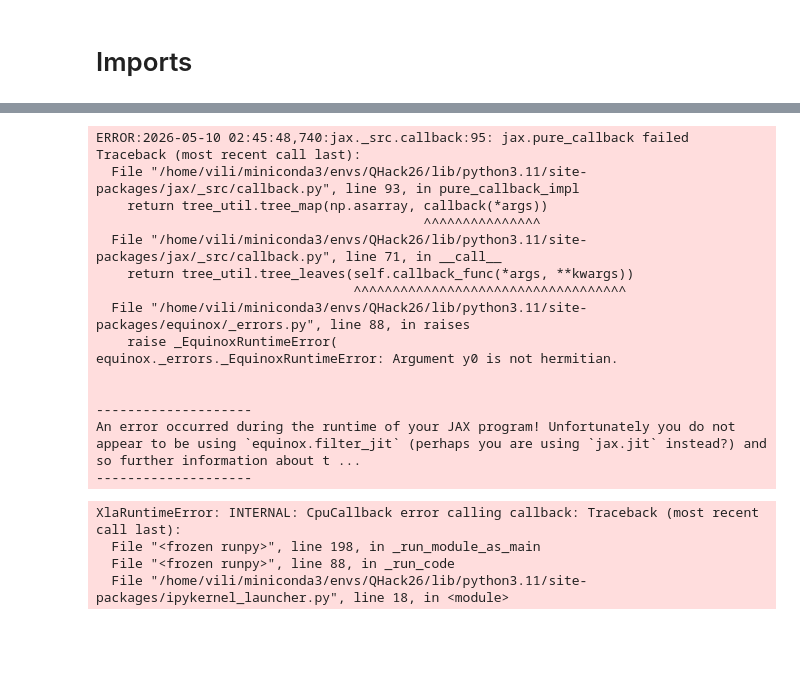
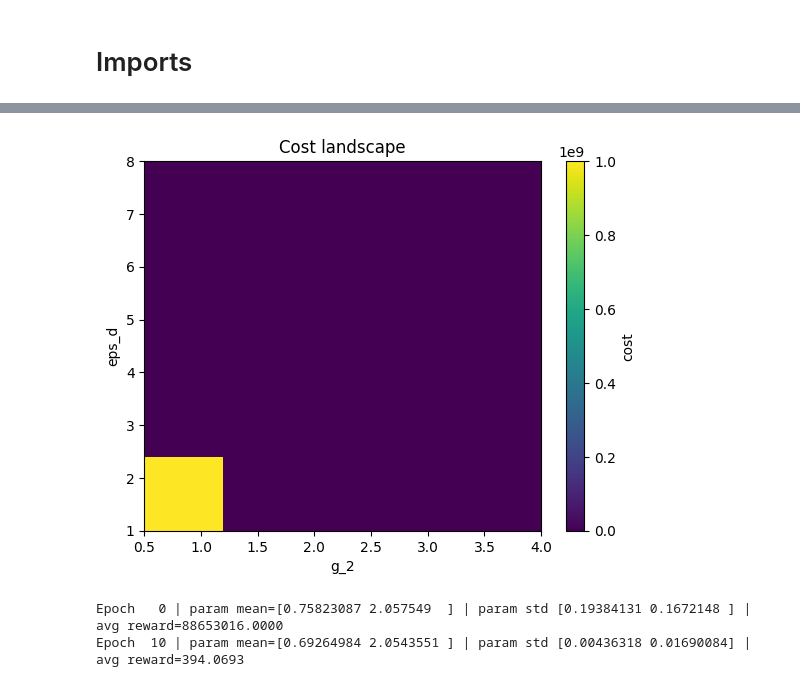
Before and after one commit to AXork99/alice-bob-eth-quantum-hackathon-2026, a Jupyter notebook: challenge_draft1.ipynb, the cells around one changed output, grey strips where cells are left out. Saved outputs shown, nothing was run; the diff lists cells and outputs as text; code cells hidden in the pictures; blank space fills up the shorter version.

Commit message:
lenie last

```diff
--- a/challenge_draft1.ipynb
+++ b/challenge_draft1.ipynb
@@ -48,28 +48,23 @@ def residuals(p, x, y):
     return model(p, x) - y
 
 def robust_exp_fit(x, y):
-    # smart initialization
     A0 = y.max() - y.min()
     C0 = y.min()
-    tau0 = (x.max() - x.min())
+    tau0 = x.max() - x.min()
     p0 = [A0, tau0, C0]
 
-    # robust fit (soft_l1 or huber are key)
-    res = jnp.linalg.lstsq(
+    res = least_squares(
         residuals,
         p0,
         args=(x, y),
         bounds=([0, 0, -jnp.inf], [jnp.inf, jnp.inf, jnp.inf]),
-        loss="huber",   # try "huber" too
-        f_scale=0.1       # tune based on noise level
+        loss="huber",
+        f_scale=0.1,
     )
-
-    A, tau, C = res.x
-    y_fit = model(res.x, x)
 
     return {
         "popt": res.x,
-        "y_fit": y_fit,
+        "y_fit": model(res.x, x),
     }
 # %%
 def loss_fn_AI(Tz, Tx, C, ratio_weight=100.0,
@@ -104,7 +100,8 @@ mu = 3
 cost_select = 0
 
 @jit
-def simul(eps_d, g_2):
+def simul(x):
+    eps_d, g_2 = x[0], x[1]
     # alpha estimation
     eps_2 = 2 * g_2 * eps_d / kappa_b
     kappa_2 = 4 * jnp.abs(g_2)**2/kappa_b
@@ -119,7 +116,7 @@ def simul(eps_d, g_2):
     b = dq.tensor(dq.eye(na), dq.destroy(nb))
 
 
-    H = jnp.conj(g_2) * (a @ a @ dq.dag(b)) + g_2 * (dq.dag(a) @ dq.dag(a) @ b) - eps_d * dq.dag(b) - jnp.conj(eps_d) * b
+    H = jnp.conj(g_2)*(a @ a @ dq.dag(b)) + g_2 *(dq.dag(a) @ dq.dag(a) @ b) - eps_d *dq.dag(b) - jnp.conj(eps_d)* b
 
     loss_b = jnp.sqrt(kappa_b) * b
     loss_a = jnp.sqrt(kappa_a) * a
@@ -155,8 +152,22 @@ def simul(eps_d, g_2):
         exp_ops=[sx, x, p, sz]
     )
 
+INVALID_REWARD = 1e9
+
 def solve(eps_d, g_2):
-    res = simul(eps_d, g_2)
+    eps_2 = 2 * g_2 * eps_d / kappa_b
+    kappa_2 = 4 * jnp.abs(g_2)**2 / kappa_b
+
+    if g_2 == 0:
+        return INVALID_REWARD
+
+    alpha_arg = 2 / kappa_2 * (eps_2 - kappa_a / 4)
+
+    if alpha_arg <= 0:
+        return INVALID_REWARD
+
+
+    res = simul(jnp.array([eps_d, g_2]))
 
     sx = res.expects[0,:].real
     x = res.expects[1,:].real
@@ -177,62 +188,43 @@ def solve(eps_d, g_2):
     return cost_fun[cost_select](Tz, Tx, mu)
 # %%
 # tunable params (keeping them real for now)
-eps_d = jnp.linspace(4 - 10, 4 + 10, 41)
-g_2 = jnp.linspace(1 - 10, 1 + 10, 41)
+eps_d = jnp.linspace(1.0, 8.0, 5)
+g_2 = jnp.linspace(0.5, 4.0, 5)
 
 E, G = jnp.meshgrid(eps_d, g_2, indexing="ij")
 
 # simul_vmap = jax.vmap(
 #     jax.vmap(solve, in_axes=(0, None)),  # sweep eps_d
 #     in_axes=(None, 0)                    # sweep g_2
 # )
 
 C_grid = np.zeros((len(eps_d), len(g_2)))
 for i, ed in enumerate(eps_d):
     for j, g2 in enumerate(g_2):
         C_grid[i, j] = solve(ed, g2)
 
 plt.figure()
 plt.imshow(
     C_grid,
     origin="lower",
     aspect="auto",
     extent=[
         g_2.min(), g_2.max(),
         eps_d.min(), eps_d.max()
     ],
 )
 
 plt.colorbar(label="cost")
 plt.xlabel("g_2")
 plt.ylabel("eps_d")
 plt.title("Cost landscape")
 plt.show()
 # %% [output]
-ERROR:2026-05-10 02:45:48,740:jax._src.callback:95: jax.pure_callback failed
-Traceback (most recent call last):
-  File "/home/vili/miniconda3/envs/QHack26/lib/python3.11/site-packages/jax/_src/callback.py", line 93, in pure_callback_impl
-    return tree_util.tree_map(np.asarray, callback(*args))
-                                          ^^^^^^^^^^^^^^^
-  File "/home/vili/miniconda3/envs/QHack26/lib/python3.11/site-packages/jax/_src/callback.py", line 71, in __call__
-    return tree_util.tree_leaves(self.callback_func(*args, **kwargs))
-                                 ^^^^^^^^^^^^^^^^^^^^^^^^^^^^^^^^^^^
-  File "/home/vili/miniconda3/envs/QHack26/lib/python3.11/site-packages/equinox/_errors.py", line 88, in raises
-    raise _EquinoxRuntimeError(
-equinox._errors._EquinoxRuntimeError: Argument y0 is not hermitian.
-
-
---------------------
-An error occurred during the runtime of your JAX program! Unfortunately you do not appear to be using `equinox.filter_jit` (perhaps you are using `jax.jit` instead?) and so further information about t ...
---------------------
-XlaRuntimeError: INTERNAL: CpuCallback error calling callback: Traceback (most recent call last):
-  File "<frozen runpy>", line 198, in _run_module_as_main
-  File "<frozen runpy>", line 88, in _run_code
-  File "/home/vili/miniconda3/envs/QHack26/lib/python3.11/site-packages/ipykernel_launcher.py", line 18, in <module>
+[figure, added]
 # %%
 BATCH_SIZE = 12
-N_EPOCHS = 200
-N_KNOBS = 4
+N_EPOCHS = 20
+N_KNOBS = 2
 
 
 # SYNTHETIC DRIFT
@@ -245,7 +237,7 @@ N_KNOBS = 4
 # CMA-ES setup
 # ----------------------------------------
 
-mean0 = jnp.array([0.5, 2])     # start near optimum
+mean0 = jnp.array([0.7, 2.0])    # start near optimum
 sigma0 = 0.2                     # exploration scale
 
 optimizer = SepCMA(
@@ -279,10 +271,11 @@ for epoch in range(N_EPOCHS):
     # Sample population
     xs = []
     for _ in range(optimizer.population_size):
-        xs.append(jnp.array(optimizer.ask().tolist() + drift_history[-1]))
+        xs.append(jnp.array(optimizer.ask().tolist()))
 
     xs = jnp.array(xs)
-    rewards = batched_pi_pulse_loss_func_under_drift(xs)
+
+    rewards = jnp.array([solve(float(xs[j, 0]), float(xs[j, 1])) for j in range(len(xs))])
 
     # Format solutions
     solutions = []
@@ -299,3 +292,6 @@ for epoch in range(N_EPOCHS):
 
     if epoch % 10 == 0:
         print(f"Epoch {epoch:3d} | param mean={mean_history[-1]} | param std {std_history[-1]} | avg reward={jnp.mean(rewards):.4f}")
+# %% [output]
+Epoch   0 | param mean=[0.75823087 2.057549  ] | param std [0.19384131 0.1672148 ] | avg reward=88653016.0000
+Epoch  10 | param mean=[0.69264984 2.0543551 ] | param std [0.00436318 0.01690084] | avg reward=394.0693
```
Also changed, not shown: parts of 4 cells of this notebook.
